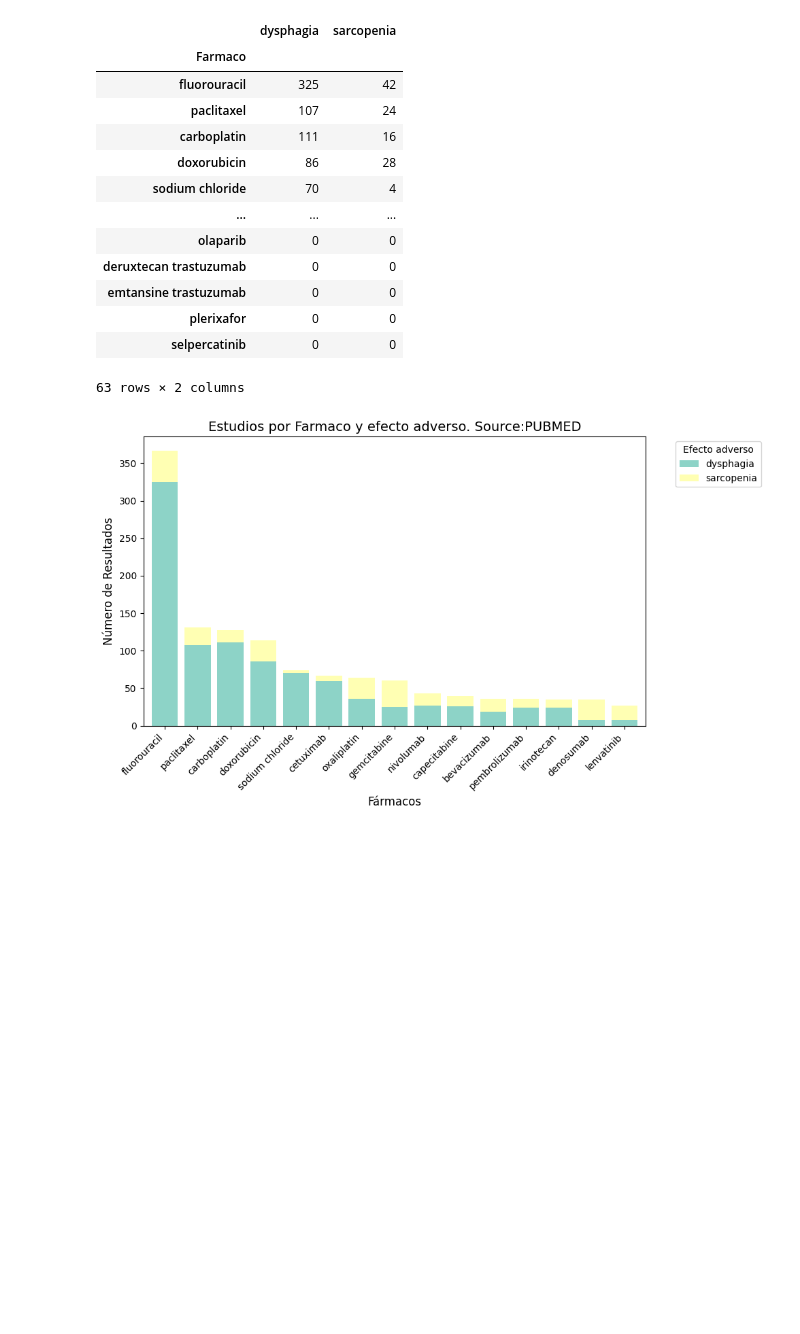
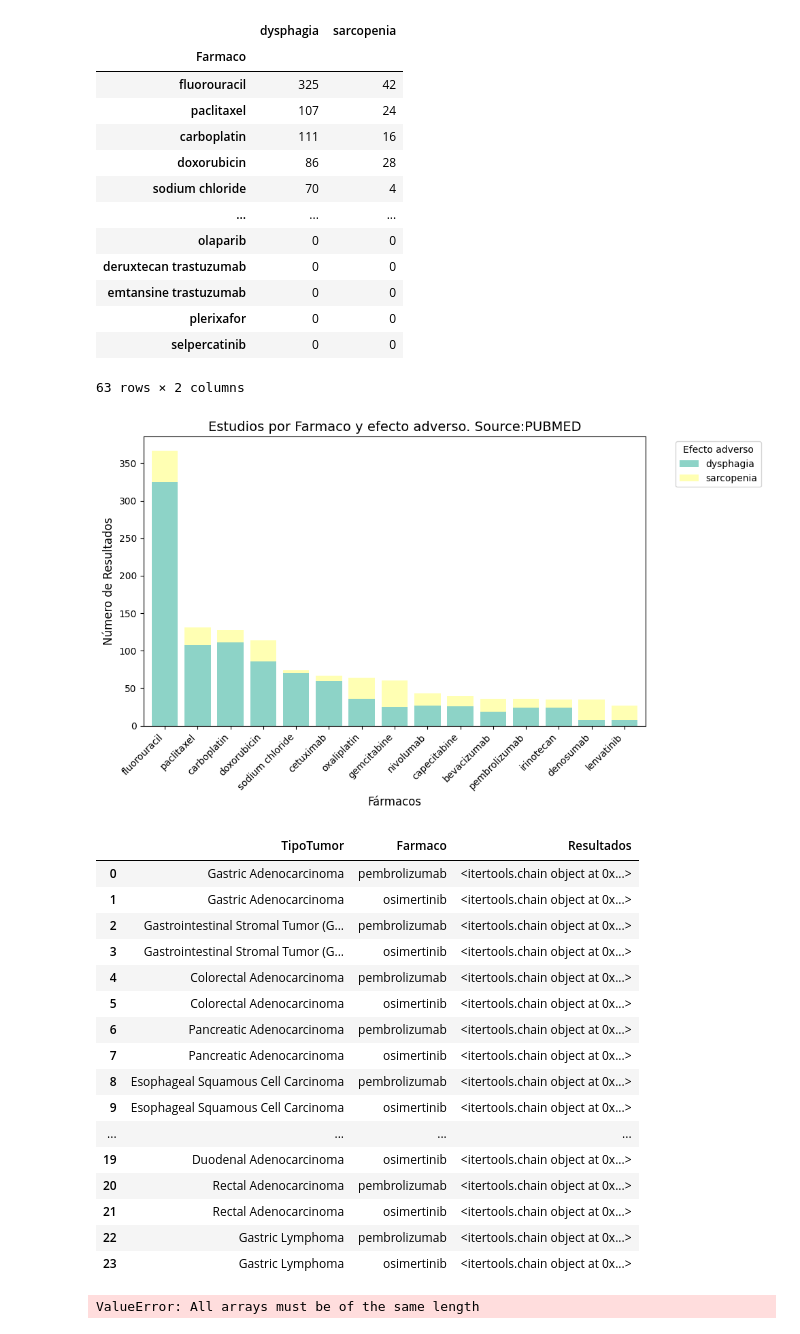
Before and after one commit to BreisOne/pharmacovigilance-literature-mining, a Jupyter notebook: notebooks/pubmed-api.ipynb, the cells around one changed output. Drawn from its saved outputs; the diff is of its cells as text; code cells hidden in the pictures; blank space fills up the shorter version.

```diff
--- a/notebooks/pubmed-api.ipynb
+++ b/notebooks/pubmed-api.ipynb
@@ -92,6 +92,24 @@ def iterative_pubmed_search(first_list, second_list):
     # Crear un DataFrame a partir de la lista de resultados
     results_df = pd.DataFrame(results_list)
     return results_df
+
+def iterative_pubmed_search_papers(first_list, second_list):
+    # Inicializar una lista para almacenar los resultados
+    results_list = []
+
+    # Bucle anidado para combinar tipos de tumor y fármacos
+    for first_list_element in first_list[first_list.columns[0]]:
+        for second_list_element in second_list[second_list.columns[0]]:
+            # Crear la consulta combinando el tipo de tumor y el fármaco
+            query = f"{first_list_element} AND {second_list_element}"
+            # Obtener el número de resultados
+            results_count = pubmed.query(query, max_results=1)
+            # Agregar los resultados a la lista
+            results_list.append({f'{first_list.columns[0]}': first_list_element, f'{second_list.columns[0]}': second_list_element, 'Resultados': results_count})
+
+    # Crear un DataFrame a partir de la lista de resultados
+    results_df = pd.DataFrame(results_list)
+    return results_df
 # %%
 results_df = iterative_pubmed_search(tumores, farmacos)
 
@@ -217,3 +253,49 @@ bar_plot_results(results_df_wide, top_farmacos, num_columns = 15, xlab = 'Fárma
                      plot_title ='Estudios por Farmaco y efecto adverso. Source:PUBMED', legend_title = 'Efecto adverso')
 # %% [output]
 [figure]
+# %%
+farmacos = pd.read_csv("../example_data/farmacos.csv")
+tumores = pd.read_csv("../example_data/tipo_tumores.csv")
+
+papers_results = iterative_pubmed_search_papers(tumores, farmacos)
+papers_results
+# %% [output]
+|  | TipoTumor | Farmaco | Resultados |
+| 0 | Gastric Adenocarcinoma | pembrolizumab | <itertools.chain object at 0x...> |
+| 1 | Gastric Adenocarcinoma | osimertinib | <itertools.chain object at 0x...> |
+| 2 | Gastrointestinal Stromal Tumor (G... | pembrolizumab | <itertools.chain object at 0x...> |
+| 3 | Gastrointestinal Stromal Tumor (G... | osimertinib | <itertools.chain object at 0x...> |
+| 4 | Colorectal Adenocarcinoma | pembrolizumab | <itertools.chain object at 0x...> |
+| 5 | Colorectal Adenocarcinoma | osimertinib | <itertools.chain object at 0x...> |
+| 6 | Pancreatic Adenocarcinoma | pembrolizumab | <itertools.chain object at 0x...> |
+| 7 | Pancreatic Adenocarcinoma | osimertinib | <itertools.chain object at 0x...> |
+| 8 | Esophageal Squamous Cell Carcinoma | pembrolizumab | <itertools.chain object at 0x...> |
+| 9 | Esophageal Squamous Cell Carcinoma | osimertinib | <itertools.chain object at 0x...> |
+| ... | ... | ... | ... |
+| 19 | Duodenal Adenocarcinoma | osimertinib | <itertools.chain object at 0x...> |
+| 20 | Rectal Adenocarcinoma | pembrolizumab | <itertools.chain object at 0x...> |
+| 21 | Rectal Adenocarcinoma | osimertinib | <itertools.chain object at 0x...> |
+| 22 | Gastric Lymphoma | pembrolizumab | <itertools.chain object at 0x...> |
+| 23 | Gastric Lymphoma | osimertinib | <itertools.chain object at 0x...> |
+# %%
+# Convertir el objeto a una lista
+import json
+# Convertir los objetos itertools.chain a listas
+papers_results['Resultados'] = papers_results['Resultados'].apply(list)
+
+# Convertir la columna "Resultados" a JSON
+df_json = papers_results['Resultados'].to_json(orient='records', lines=True)
+
+df_resultados = pd.read_json(df_json, orient='records', lines=True)
+
+final_df = pd.DataFrame()
+for record in df_resultados[0]:
+    if record is not None and len(record) == len(df_resultados[0][0]):
+        item = pd.DataFrame.from_records(record)
+        final_df.append(item)
+
+#df_resultados = pd.json_normalize(df_resultados)
+
+final_df
+# %% [output]
+ValueError: All arrays must be of the same length
```
Also changed, not shown: parts of 7 cells of this notebook, 7 other files.
